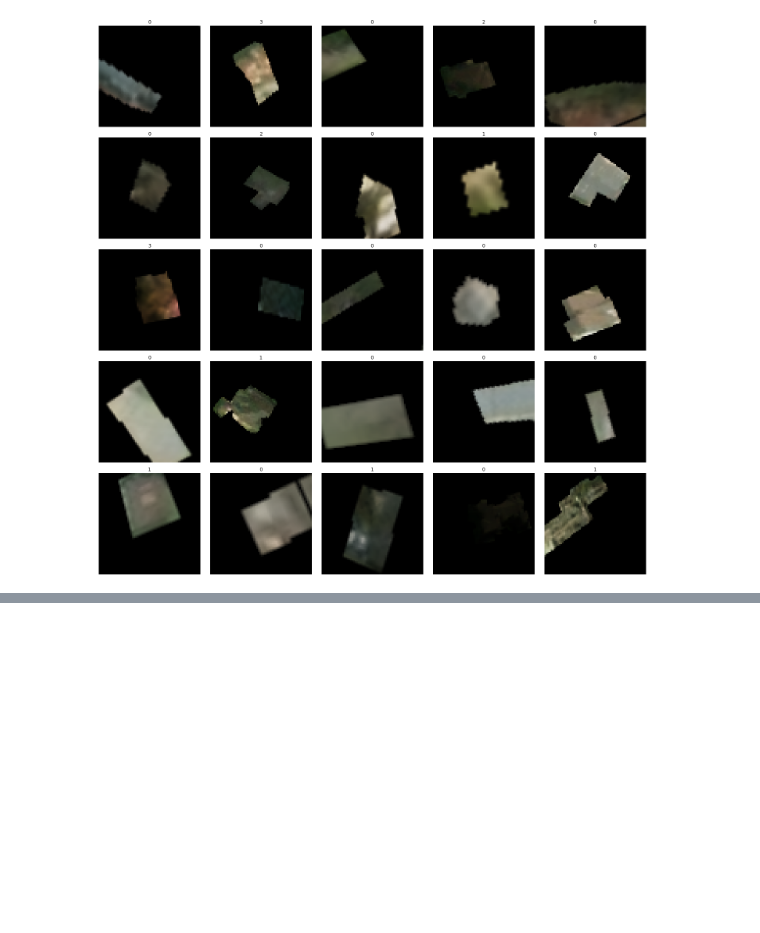
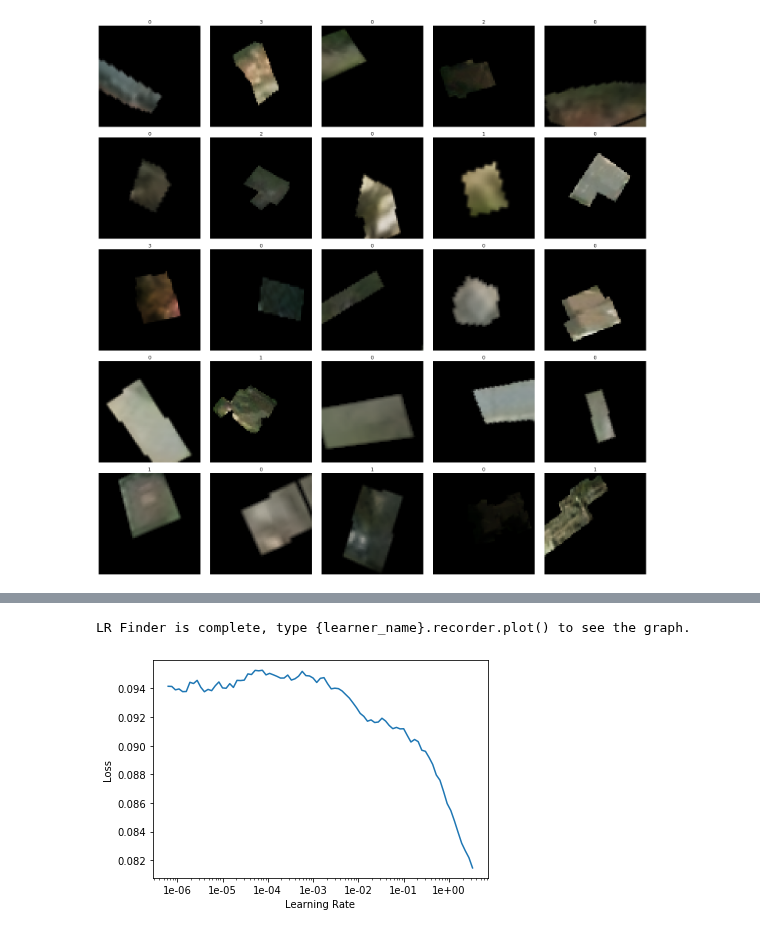
Before and after one commit to wwymak/spacenet-buildings, a Jupyter notebook: xview2/2Dec-classification-masked images.ipynb, the cells around one changed output, grey strips where cells are left out. Drawn from its saved outputs; the diff is of its cells as text; code cells hidden in the pictures; blank space fills up the shorter version.

```diff
--- a/xview2/2Dec-classification-masked images.ipynb
+++ b/xview2/2Dec-classification-masked images.ipynb
@@ -174,0 +209,4 @@ LR Finder is complete, type {learner_name}.recorder.plot() to see the graph.
+# %%
+learn.lr_find()
+learn.recorder.plot();
+# %% [output]
@@ -175 +214,3 @@ LR Finder is complete, type {learner_name}.recorder.plot() to see the graph.
+LR Finder is complete, type {learner_name}.recorder.plot() to see the graph.
+[figure, added]
 # %%
```
Also changed, not shown: parts of 9 cells of this notebook, 1 other file.
